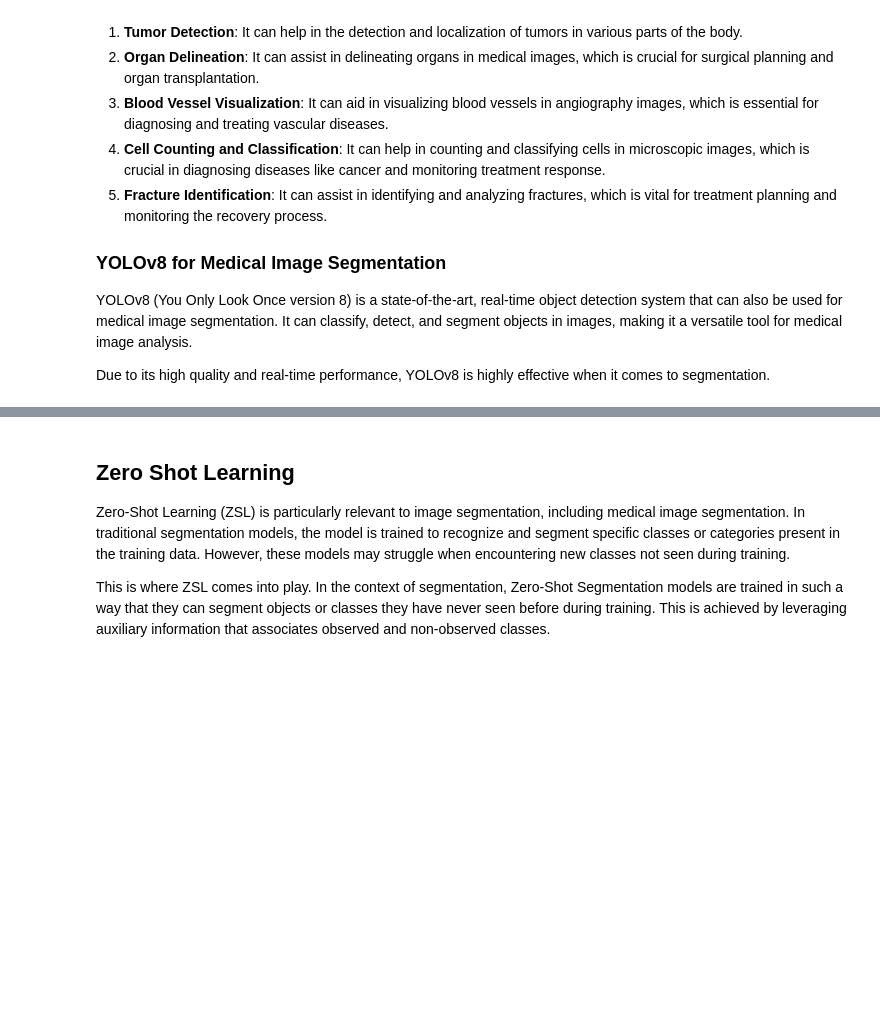
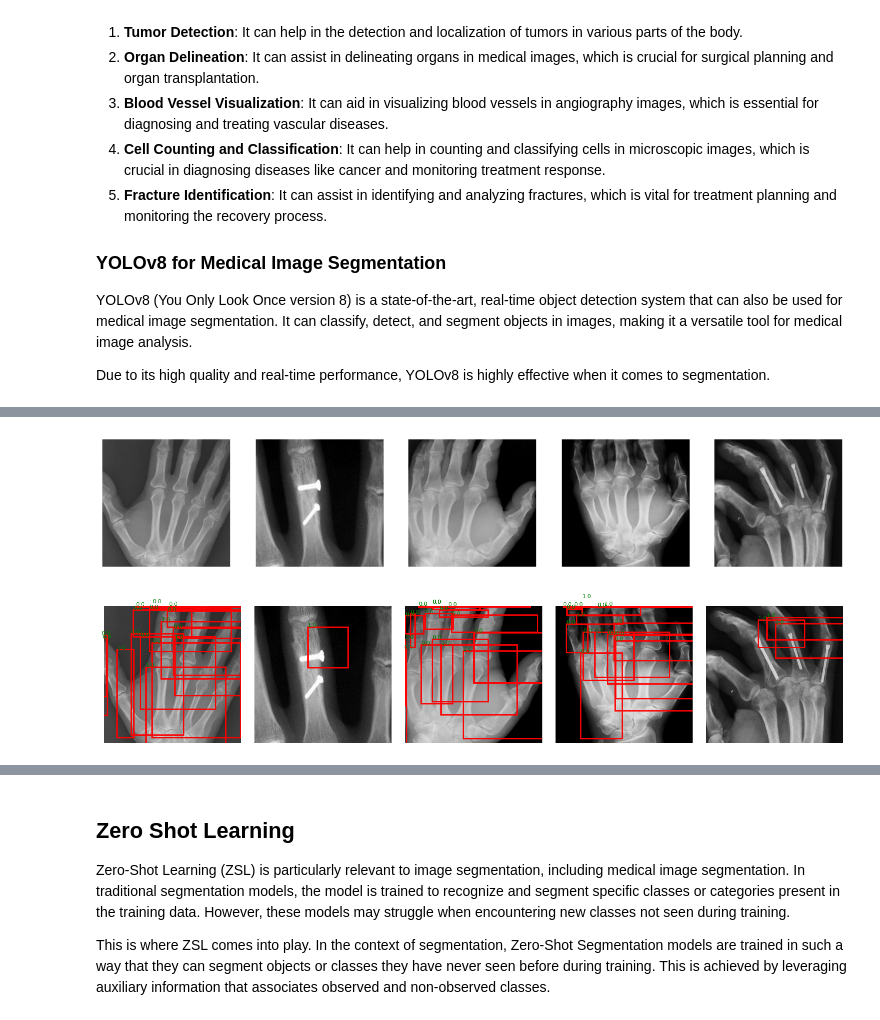
Before and after one commit to Marconi-Lab/dsa_2024, a Jupyter notebook: dsa2024-yolov8-segmentation.ipynb, the cells around one changed output, grey strips where cells are left out. Saved outputs shown, nothing was run; the diff lists cells and outputs as text; code cells hidden in the pictures; blank space fills up the shorter version.

```diff
--- a/dsa2024-yolov8-segmentation.ipynb
+++ b/dsa2024-yolov8-segmentation.ipynb
@@ -87,0 +93,56 @@ mkdir: cannot create directory ‘seg’: File exists
+# %%
+# Get the path of the extracted images
+image_dir = "/kaggle/working/data/train/images"
+
+# Get the path of the label files
+label_dir = "/kaggle/working/data/train/labels"
+
+# Get a list of all image file names
+image_files = os.listdir(image_dir)
+
+# Select 5 random images
+random_images = random.sample(image_files, 5)
+
+# Plot the random images without labels (row 1)
+plt.figure(figsize=(15, 6))
+for i, image_name in enumerate(random_images):
+    image_path = os.path.join(image_dir, image_name)
+
+    image = plt.imread(image_path)
+    plt.subplot(2, 5, i+1)
+    plt.imshow(image)
+    plt.axis('off')
+
+# Plot the random images with labels (row 2)
+plt.figure(figsize=(15, 6))
+for i, image_name in enumerate(random_images):
+    image_path = os.path.join(image_dir, image_name)
+    label_path = os.path.join(label_dir, image_name.replace(".jpg", ".txt"))
+
+    image = plt.imread(image_path)
+    plt.subplot(2, 5, i+6)
+    plt.imshow(image)
+    plt.axis('off')
+
+    # Read the label file and draw bounding boxes
+    with open(label_path, 'r') as f:
+        labels = f.readlines()
+    for label in labels:
+        parts = list(map(float, label.strip().split()))
+        if len(parts) < 5:
+            print(f"Skipping label with less than 5 parts: {label}")
+            continue
+        class_id, x, y, w, h = parts[:5]
+        x1 = int((x - w/2) * image.shape[1])
+        y1 = int((y - h/2) * image.shape[0])
+        x2 = int((x + w/2) * image.shape[1])
+        y2 = int((y + h/2) * image.shape[0])
+        rect = patches.Rectangle((x1, y1), x2-x1, y2-y1, linewidth=2, edgecolor='r', facecolor='none')
+        plt.gca().add_patch(rect)
+        plt.text(x1, y1, str(class_id), color='green', fontsize=8)
+
+plt.tight_layout()
+plt.show()
+# %% [output]
+[figure, added]
+[figure, added]
```
Also changed, not shown: parts of 25 cells of this notebook.
